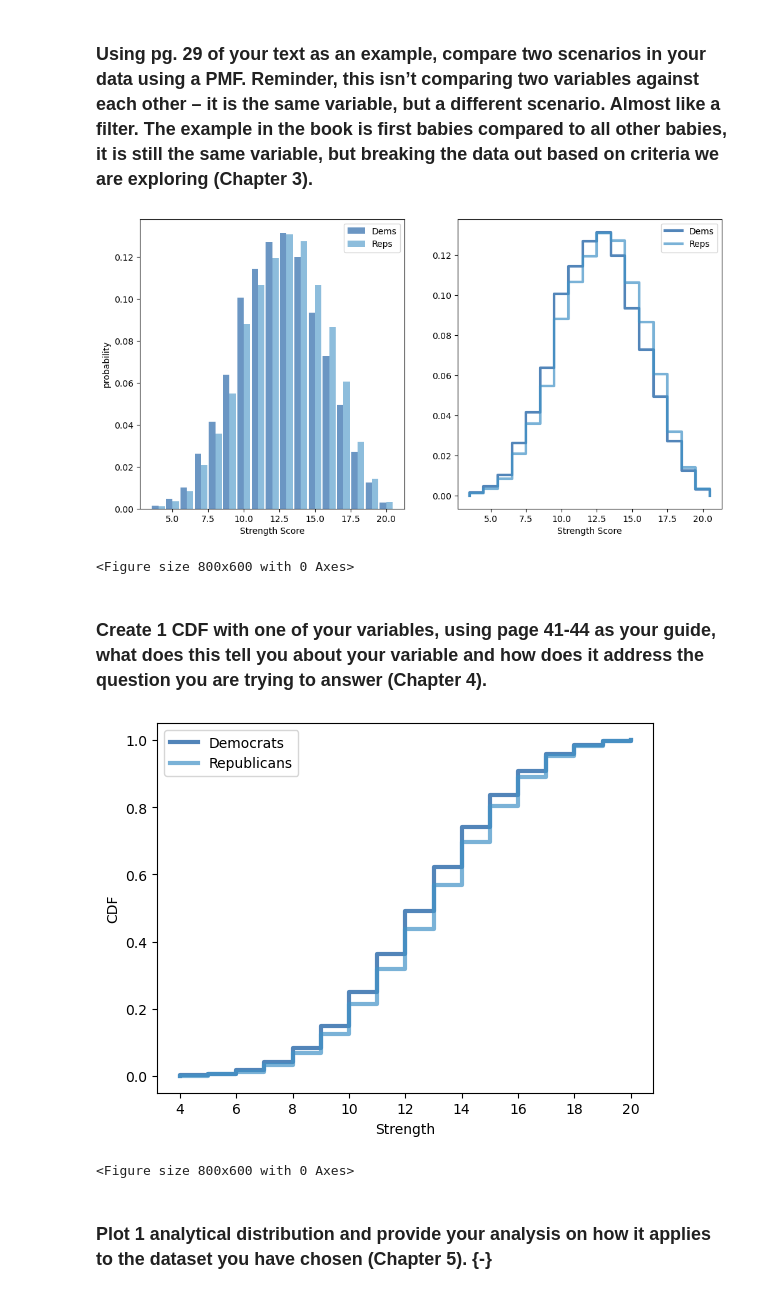
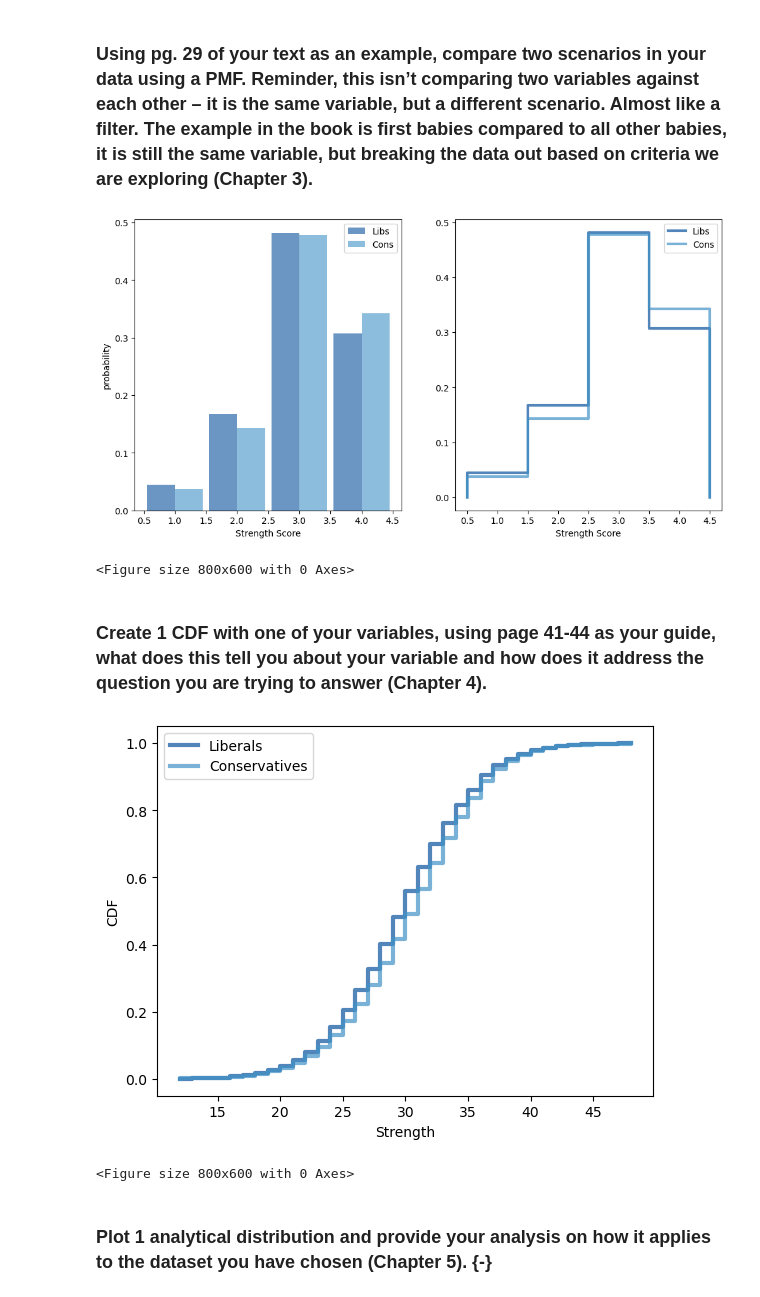
Before and after one commit to jeffbaronp3/BARON_DSC530_TermProject, a Jupyter notebook: BARON_DSC530_TermProject.ipynb, the cells around one changed output. Drawn from its saved outputs; the diff is of its cells as text; code cells hidden in the pictures.

```diff
--- a/BARON_DSC530_TermProject.ipynb
+++ b/BARON_DSC530_TermProject.ipynb
@@ -116,0 +167,6 @@ print(data.head(10))
+# %%
+data["Wave"] = [int(x)-81 for x in first["RespID"].str[:2]]
+data["Happy"] = first["Happy"]
+data["Politics"] = first["Politics"]
+
+print(data.head(10))
@@ -221,32 +287,31 @@ All Yrs 201216  12.51   13.00   8.72    2.95    0.2361
 # %% [markdown]
 ### Using pg. 29 of your text as an example, compare two scenarios in your data using a PMF. Reminder, this isn’t comparing two variables against each other – it is the same variable, but a different scenario. Almost like a filter. The example in the book is first babies compared to all other babies, it is still the same variable, but breaking the data out based on criteria we are exploring (Chapter 3).
 # %%
-first_pmf = thinkstats2.Pmf(data[data.Politics == 1].strength, label="Dems")
-other_pmf = thinkstats2.Pmf(data[data.Politics == 2].strength, label="Reps")
+first_pmf = thinkstats2.Pmf(data[data.Politics > 3 ].Happy, label="Libs")
+other_pmf = thinkstats2.Pmf(data[data.Politics < 3].Happy, label="Cons")
 
 width = 0.45
 thinkplot.PrePlot(2, cols=2)
-thinkplot.Hist(first_pmf, align='right', width=width)
-thinkplot.Hist(other_pmf, align='left', width=width)
-thinkplot.Config(xlabel='Strength Score',
-ylabel='probability')
+thinkplot.Hist(first_pmf, align='right', width=width, label = "Libs")
+thinkplot.Hist(other_pmf, align='left', width=width, label = "Cons")
+thinkplot.Config(xlabel='Strength Score', ylabel='probability')
 thinkplot.PrePlot(2)
 thinkplot.SubPlot(2)
 thinkplot.Pmfs([first_pmf, other_pmf])
 thinkplot.Show(xlabel='Strength Score')
 # %% [output]
-[figure, old version]
+[figure, new version]
 <Figure size 800x600 with 0 Axes>
 # %% [markdown]
 ### Create 1 CDF with one of your variables, using page 41-44 as your guide, what does this tell you about your variable and how does it address the question you are trying to answer (Chapter 4).
 # %%
-first_cdf = thinkstats2.Cdf(data[data.Politics == 1].strength, label="Democrats")
-other_cdf = thinkstats2.Cdf(data[data.Politics == 2].strength, label="Republicans")
+first_cdf = thinkstats2.Cdf(data[data.Politics > 3 ].strength, label="Liberals")
+other_cdf = thinkstats2.Cdf(data[data.Politics < 3 ].strength, label="Conservatives")
 thinkplot.PrePlot(2)
 thinkplot.Cdfs([first_cdf, other_cdf])
 thinkplot. Show(xlabel='Strength', ylabel='CDF')
 # %% [output]
-[figure, old version]
+[figure, new version]
 <Figure size 800x600 with 0 Axes>
 # %% [markdown]
 ### Plot 1 analytical distribution and provide your analysis on how it applies to the dataset you have chosen (Chapter 5). {-}
```
Also changed, not shown: parts of 12 cells of this notebook, 5 other files.
